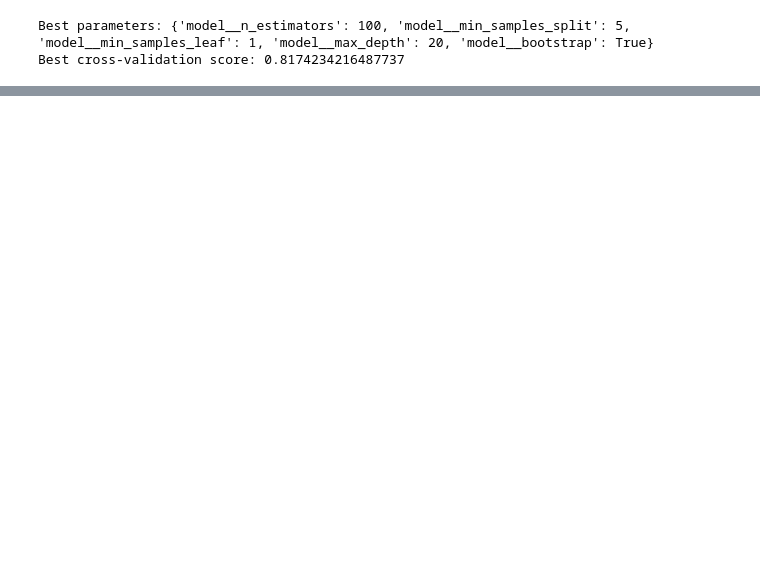
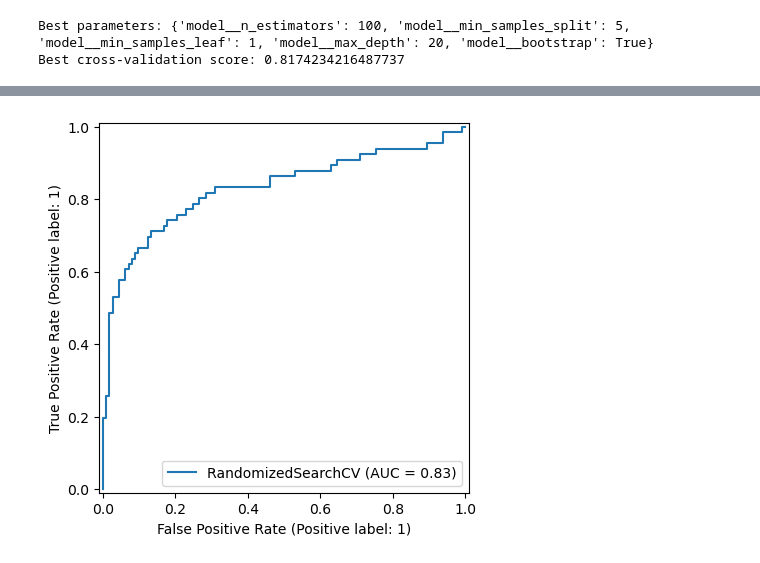
Before and after one commit to sriggelsen/titanic-estimator, a Jupyter notebook: model.ipynb, the cells around one changed output, grey strips where cells are left out. Cells and saved outputs as stored; diff of their text form; code cells hidden in the pictures; blank space fills up the shorter version.

```diff
--- a/model.ipynb
+++ b/model.ipynb
@@ -227,0 +253,5 @@ rs_clf.score(X_valid, y_valid)
+# %%
+# Plot ROC curve
+RocCurveDisplay.from_estimator(rs_clf, X_valid, y_valid);
+# %% [output]
+[figure, added]
```
Also changed, not shown: parts of 6 cells of this notebook.
